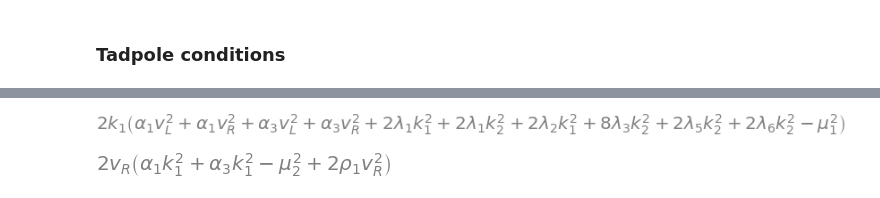
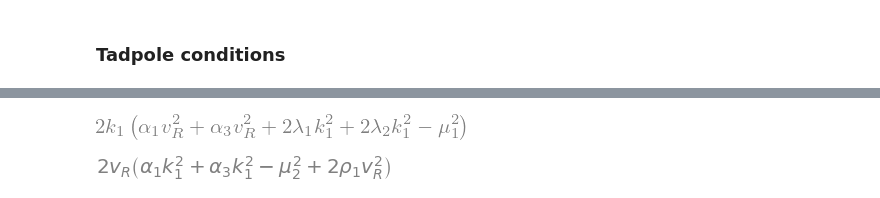
Before and after one commit to moiseszeleny/LRSM-with-Spheno, a Jupyter notebook: sympy_calculations/DLRSM/potential_senjanovic_HiggsDoublets_corrected.ipynb, the cells around one changed output, grey strips where cells are left out. Saved outputs shown, nothing was run; the diff lists cells and outputs as text; code cells hidden in the pictures.

```diff
--- a/sympy_calculations/DLRSM/potential_senjanovic_HiggsDoublets_corrected.ipynb
+++ b/sympy_calculations/DLRSM/potential_senjanovic_HiggsDoublets_corrected.ipynb
@@ -175,7 +175,7 @@ for muij, tadpole in tadpoles_relations.items():
-# %%
-tadpoles_relations[k1]
-# %% [output]
-[figure, removed]
+# %%
+tadpoles_relations[k1].subs(k2,0).subs(vL, 0).factor()
+# %% [output]
+[figure, added]
 # %%
 tadpoles_relations[vR].subs(k2,0).subs(vL, 0)
 # %% [output]
```
Also changed, not shown: parts of 11 cells of this notebook, 2 other files.
